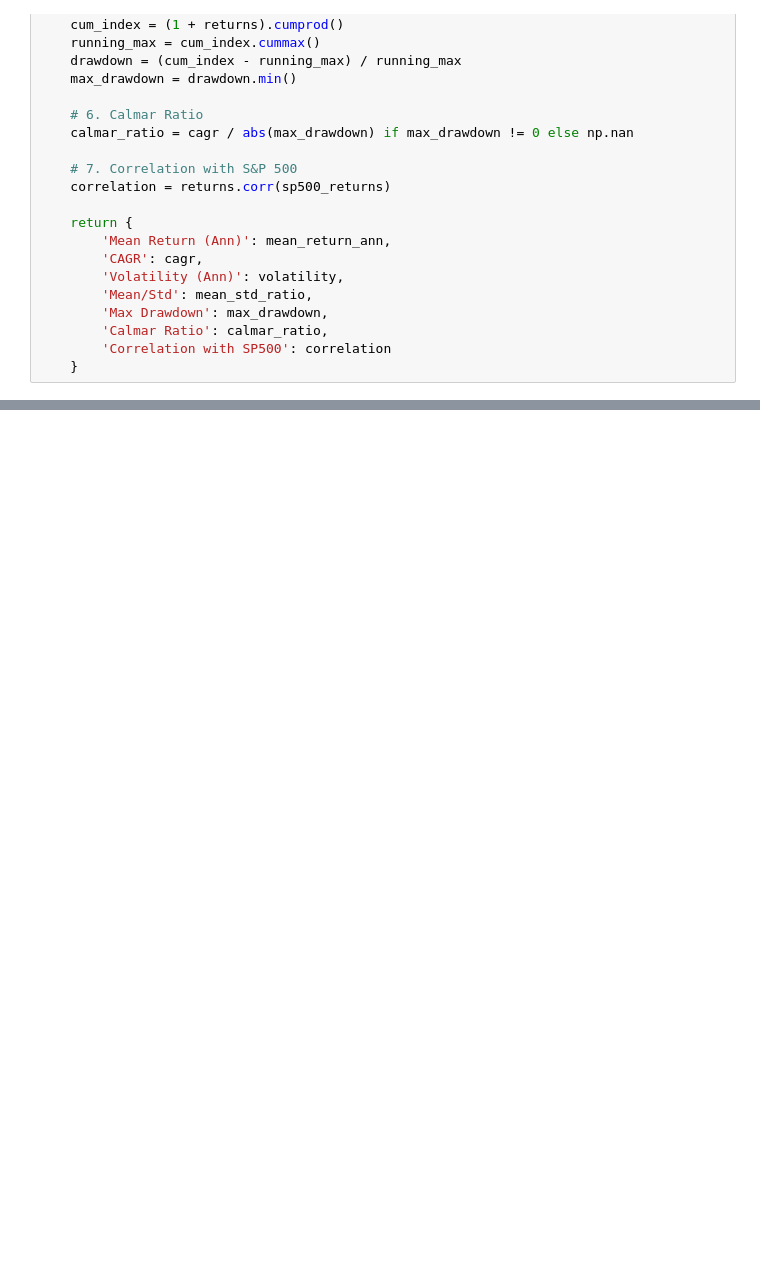
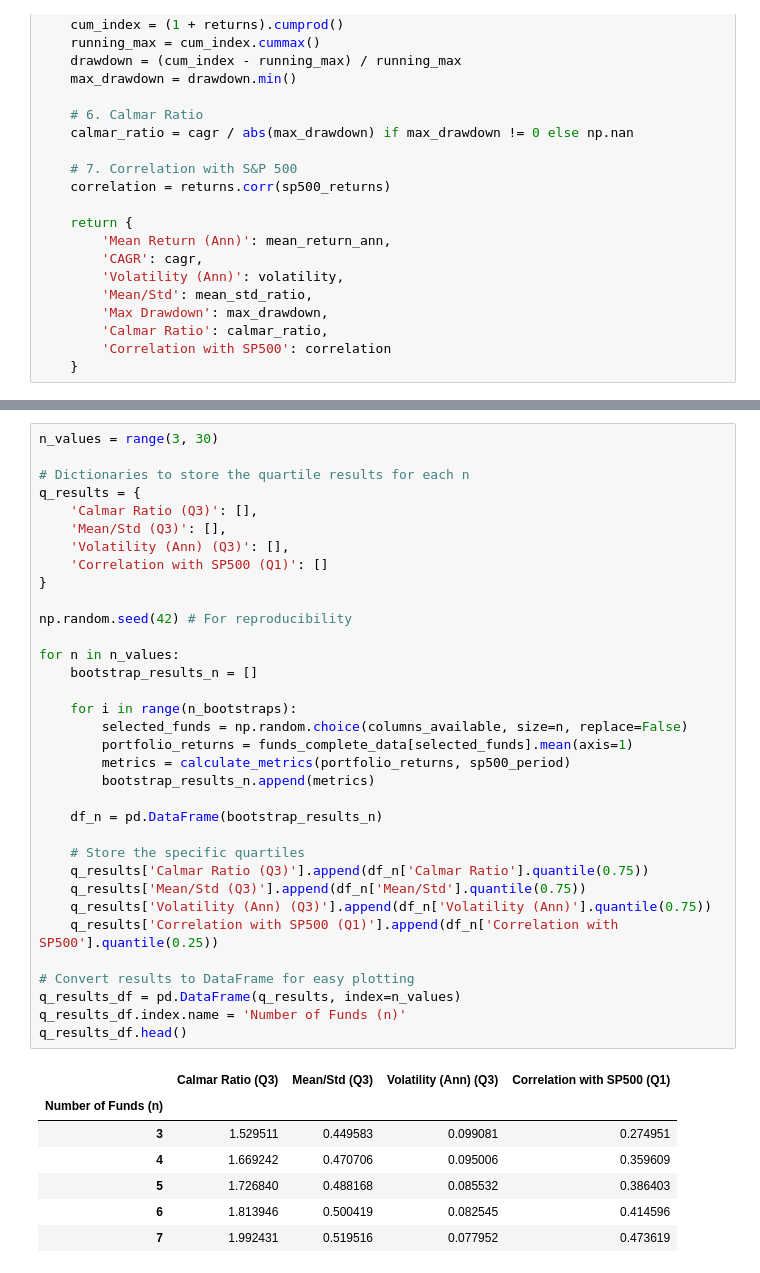
Before and after one commit to arthurdhonneur7/athenee_hf_portfolio, a Jupyter notebook: portfolio_bootstrap.ipynb, the cells around one changed output, grey strips where cells are left out. Drawn from its saved outputs; the diff is of its cells as text; blank space fills up the shorter version.

```diff
--- a/portfolio_bootstrap.ipynb
+++ b/portfolio_bootstrap.ipynb
@@ -143,0 +150,42 @@ plt.show()
+# %%
+n_values = range(3, 30)
+
+# Dictionaries to store the quartile results for each n
+q_results = {
+    'Calmar Ratio (Q3)': [],
+    'Mean/Std (Q3)': [],
+    'Volatility (Ann) (Q3)': [],
+    'Correlation with SP500 (Q1)': []
+}
+
+np.random.seed(42) # For reproducibility
+
+for n in n_values:
+    bootstrap_results_n = []
+
+    for i in range(n_bootstraps):
+        selected_funds = np.random.choice(columns_available, size=n, replace=False)
+        portfolio_returns = funds_complete_data[selected_funds].mean(axis=1)
+        metrics = calculate_metrics(portfolio_returns, sp500_period)
+        bootstrap_results_n.append(metrics)
+
+    df_n = pd.DataFrame(bootstrap_results_n)
+
+    # Store the specific quartiles
+    q_results['Calmar Ratio (Q3)'].append(df_n['Calmar Ratio'].quantile(0.75))
+    q_results['Mean/Std (Q3)'].append(df_n['Mean/Std'].quantile(0.75))
+    q_results['Volatility (Ann) (Q3)'].append(df_n['Volatility (Ann)'].quantile(0.75))
+    q_results['Correlation with SP500 (Q1)'].append(df_n['Correlation with SP500'].quantile(0.25))
+
+# Convert results to DataFrame for easy plotting
+q_results_df = pd.DataFrame(q_results, index=n_values)
+q_results_df.index.name = 'Number of Funds (n)'
+q_results_df.head()
+# %% [output]
+|  | Calmar Ratio (Q3) | Mean/Std (Q3) | Volatility (Ann) (Q3) | Correlation with SP500 (Q1) |
+| Number of Funds (n) |  |  |  |  |
+| 3 | 1.529511 | 0.449583 | 0.099081 | 0.274951 |
+| 4 | 1.669242 | 0.470706 | 0.095006 | 0.359609 |
+| 5 | 1.726840 | 0.488168 | 0.085532 | 0.386403 |
+| 6 | 1.813946 | 0.500419 | 0.082545 | 0.414596 |
+| 7 | 1.992431 | 0.519516 | 0.077952 | 0.473619 |
```
Also changed, not shown: parts of 6 cells of this notebook, 1 other file.
